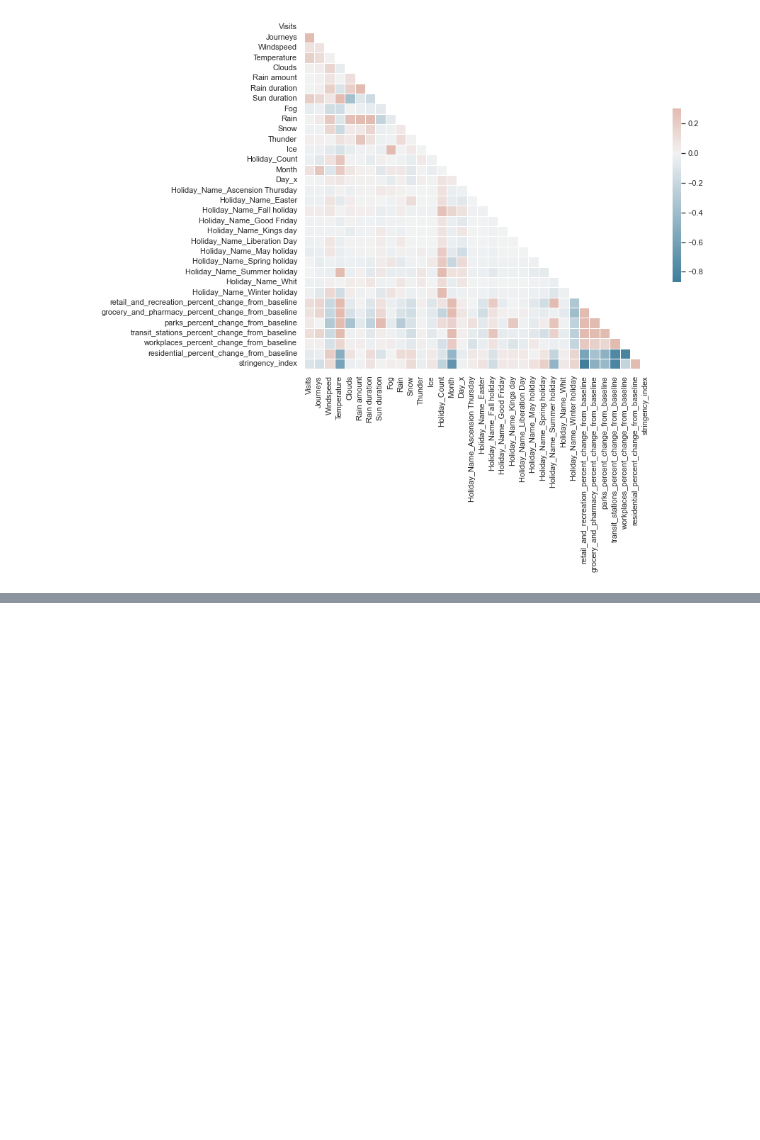
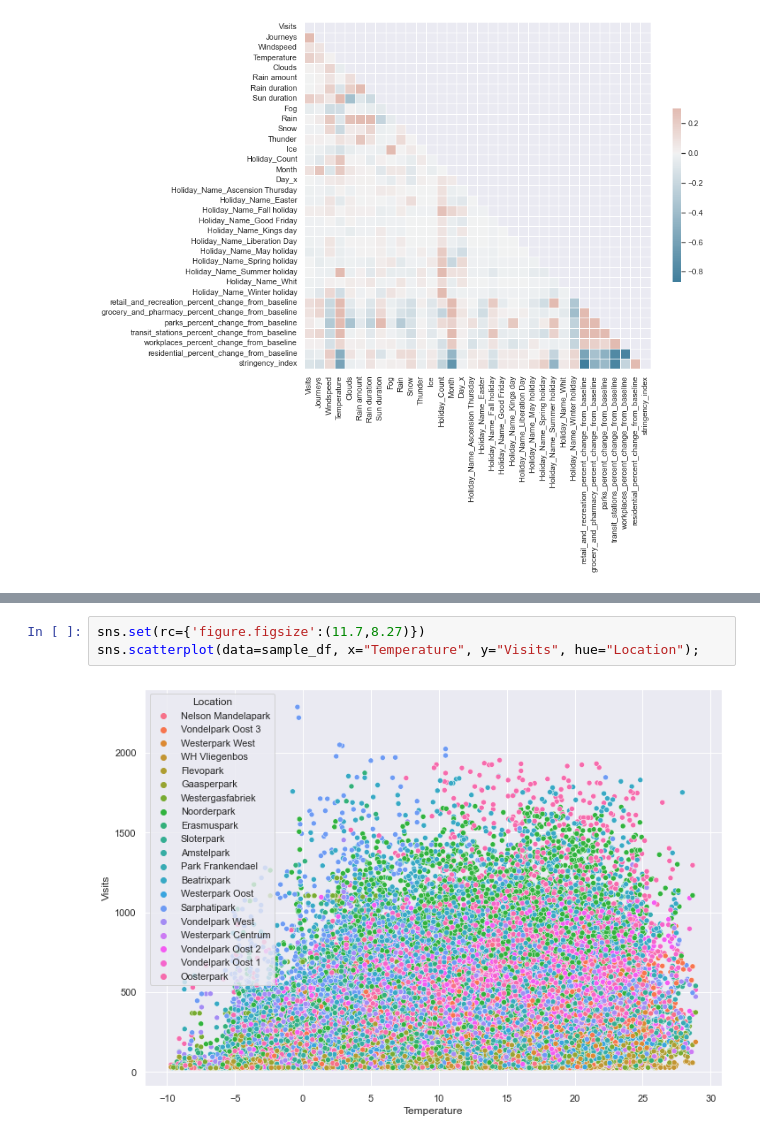
Before and after one commit to lotteph/DSP, a Jupyter notebook: Correlation.ipynb, the cells around one changed output, grey strips where cells are left out. Cells and saved outputs as stored; diff of their text form; blank space fills up the shorter version.

```diff
--- a/Correlation.ipynb
+++ b/Correlation.ipynb
@@ -42,0 +72,5 @@ sns.heatmap(corr, mask=mask, cmap=cmap, vmax=.3, center=0,
+# %%
+sns.set(rc={'figure.figsize':(11.7,8.27)})
+sns.scatterplot(data=sample_df, x="Temperature", y="Visits", hue="Location");
+# %% [output]
+[figure, added]
```
Also changed, not shown: parts of 4 cells of this notebook.
